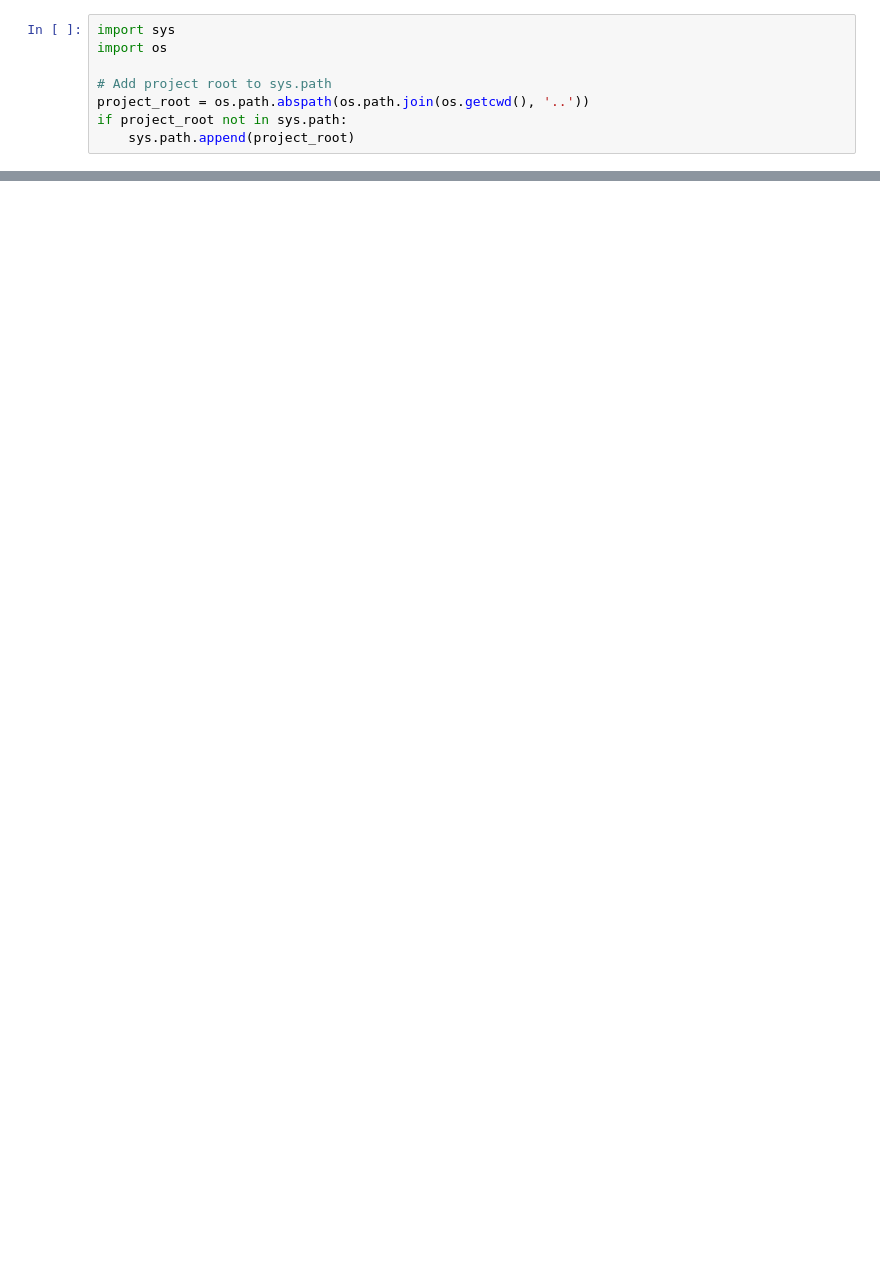
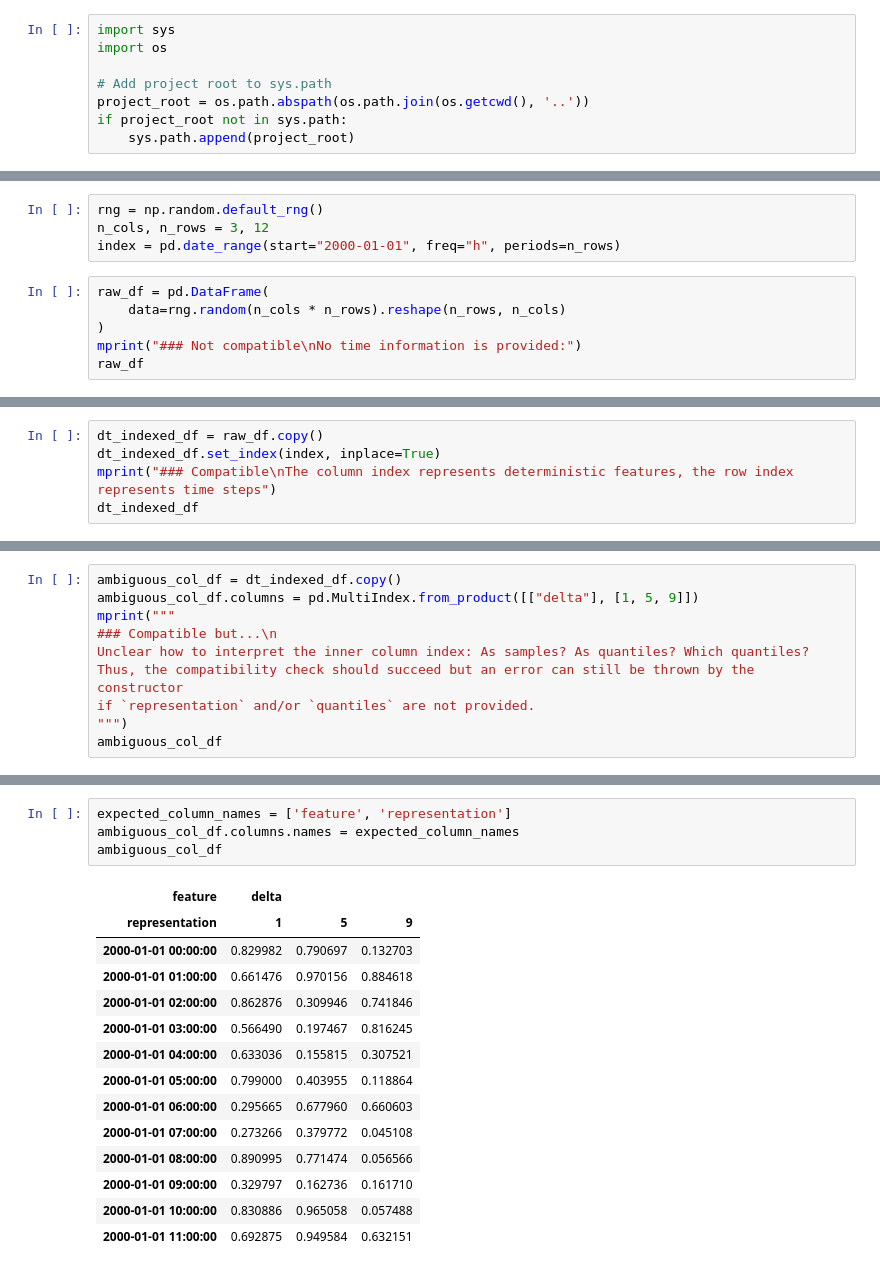
Before and after one commit to connected-intelligent-systems/forcateri, a Jupyter notebook: notebooks/ts_test.ipynb, the cells around one changed output, grey strips where cells are left out. Cells and saved outputs as stored; diff of their text form; blank space fills up the shorter version.

Commit message:
updates on quantile df as per #9

```diff
--- a/notebooks/ts_test.ipynb
+++ b/notebooks/ts_test.ipynb
@@ -83,0 +93,10 @@ test
+# %%
+rng = np.random.default_rng()
+n_cols, n_rows = 3, 12
+index = pd.date_range(start="2000-01-01", freq="h", periods=n_rows)
+# %%
+raw_df = pd.DataFrame(
+    data=rng.random(n_cols * n_rows).reshape(n_rows, n_cols)
+)
+mprint("### Not compatible\nNo time information is provided:")
+raw_df
@@ -83,0 +119,5 @@ test
+# %%
+dt_indexed_df = raw_df.copy()
+dt_indexed_df.set_index(index, inplace=True)
+mprint("### Compatible\nThe column index represents deterministic features, the row index represents time steps")
+dt_indexed_df
@@ -83,0 +140,10 @@ test
+# %%
+ambiguous_col_df = dt_indexed_df.copy()
+ambiguous_col_df.columns = pd.MultiIndex.from_product([["delta"], [1, 5, 9]])
+mprint("""
+### Compatible but...\n
+Unclear how to interpret the inner column index: As samples? As quantiles? Which quantiles?
+Thus, the compatibility check should succeed but an error can still be thrown by the constructor
+if `representation` and/or `quantiles` are not provided.
+""")
+ambiguous_col_df
@@ -83,0 +171,19 @@ test
+# %%
+expected_column_names = ['feature', 'representation']
+ambiguous_col_df.columns.names = expected_column_names
+ambiguous_col_df
+# %% [output]
+| feature | delta |  |  |
+| representation | 1 | 5 | 9 |
+| 2000-01-01 00:00:00 | 0.829982 | 0.790697 | 0.132703 |
+| 2000-01-01 01:00:00 | 0.661476 | 0.970156 | 0.884618 |
+| 2000-01-01 02:00:00 | 0.862876 | 0.309946 | 0.741846 |
+| 2000-01-01 03:00:00 | 0.566490 | 0.197467 | 0.816245 |
+| 2000-01-01 04:00:00 | 0.633036 | 0.155815 | 0.307521 |
+| 2000-01-01 05:00:00 | 0.799000 | 0.403955 | 0.118864 |
+| 2000-01-01 06:00:00 | 0.295665 | 0.677960 | 0.660603 |
+| 2000-01-01 07:00:00 | 0.273266 | 0.379772 | 0.045108 |
+| 2000-01-01 08:00:00 | 0.890995 | 0.771474 | 0.056566 |
+| 2000-01-01 09:00:00 | 0.329797 | 0.162736 | 0.161710 |
+| 2000-01-01 10:00:00 | 0.830886 | 0.965058 | 0.057488 |
+| 2000-01-01 11:00:00 | 0.692875 | 0.949584 | 0.632151 |
```
Also changed, not shown: parts of 22 cells of this notebook, 1 other file.
